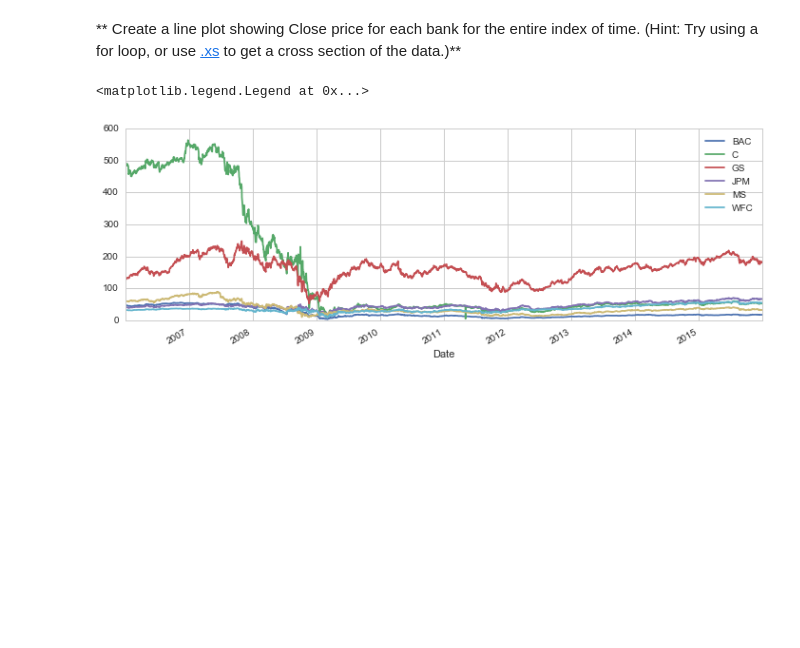
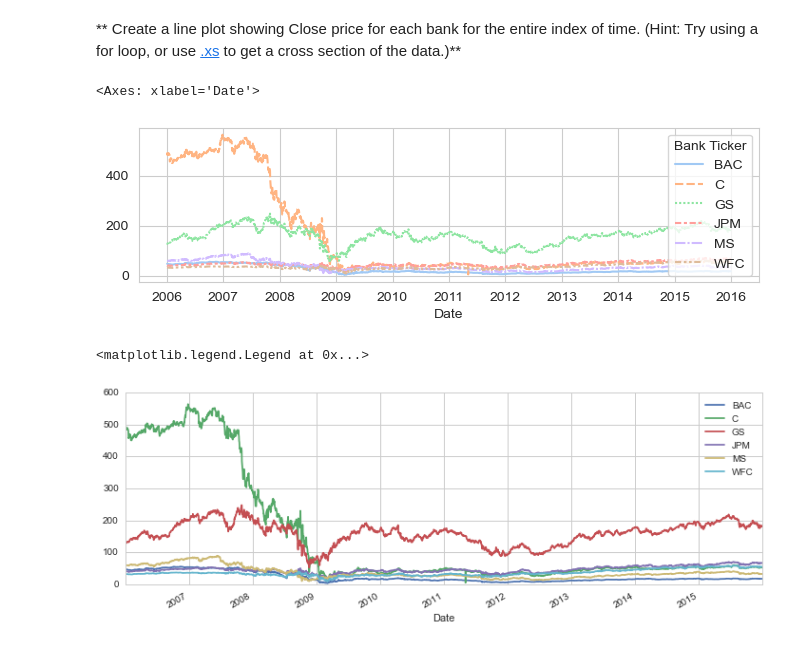
Before and after one commit to Sergio-Rosas/data-science-notes, a Jupyter notebook: Refactored_Py_DS_ML_Bootcamp-master/10-Data-Capstone-Projects/03-Finance Project.ipynb, the cells around one changed output. Drawn from its saved outputs; the diff is of its cells as text; code cells hidden in the pictures; blank space fills up the shorter version.

```diff
--- a/Refactored_Py_DS_ML_Bootcamp-master/10-Data-Capstone-Projects/03-Finance Project.ipynb
+++ b/Refactored_Py_DS_ML_Bootcamp-master/10-Data-Capstone-Projects/03-Finance Project.ipynb
@@ -230,5 +329,11 @@ cf.go_offline()
 # %% [markdown]
 ** Create a line plot showing Close price for each bank for the entire index of time. (Hint: Try using a for loop, or use [.xs](http://pandas.pydata.org/pandas-docs/stable/generated/pandas.DataFrame.xs.html) to get a cross section of the data.)**
+# %%
+plt.figure(figsize=(8, 2))
+sns.lineplot(df.xs("Close", level=1, axis=1), palette="pastel", ls="solid")
+# %% [output]
+<Axes: xlabel='Date'>
+[figure, added]
 # %%
 # %% [output]
 <matplotlib.legend.Legend at 0x...>
```
Also changed, not shown: parts of 22 cells of this notebook, 12 other files.
